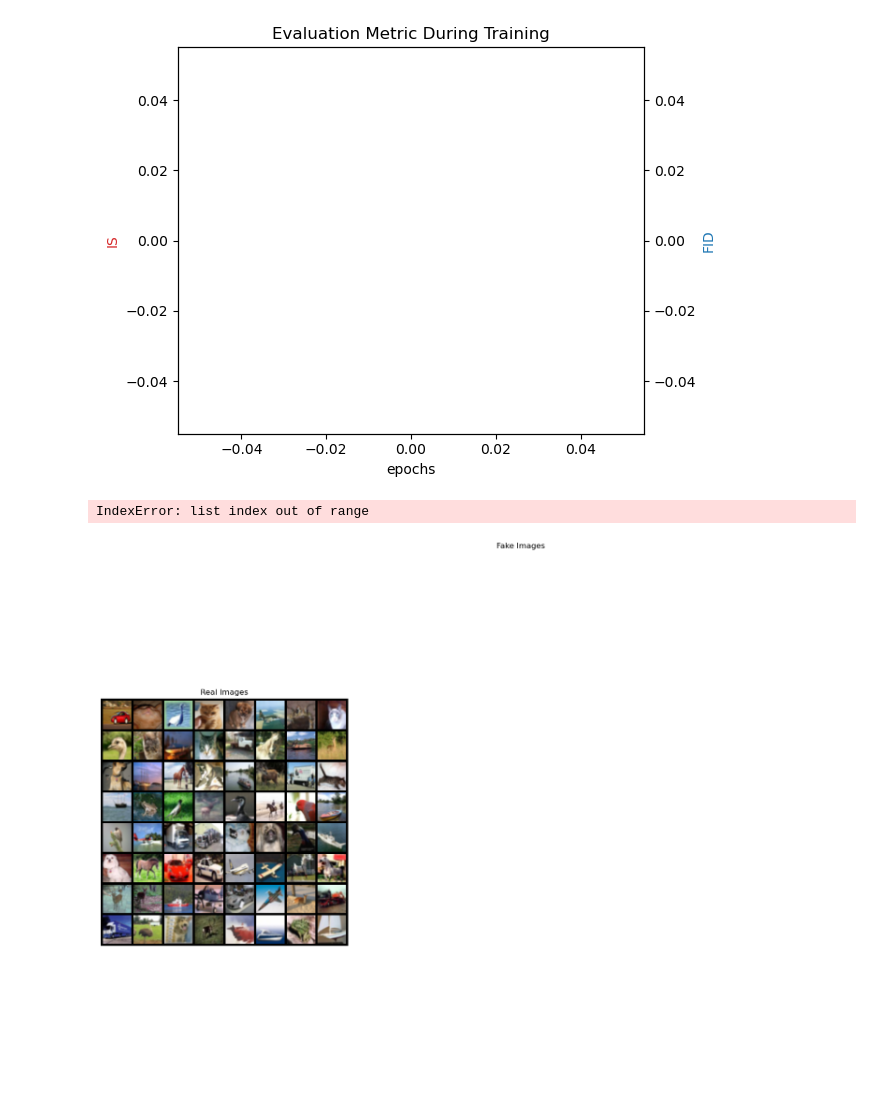
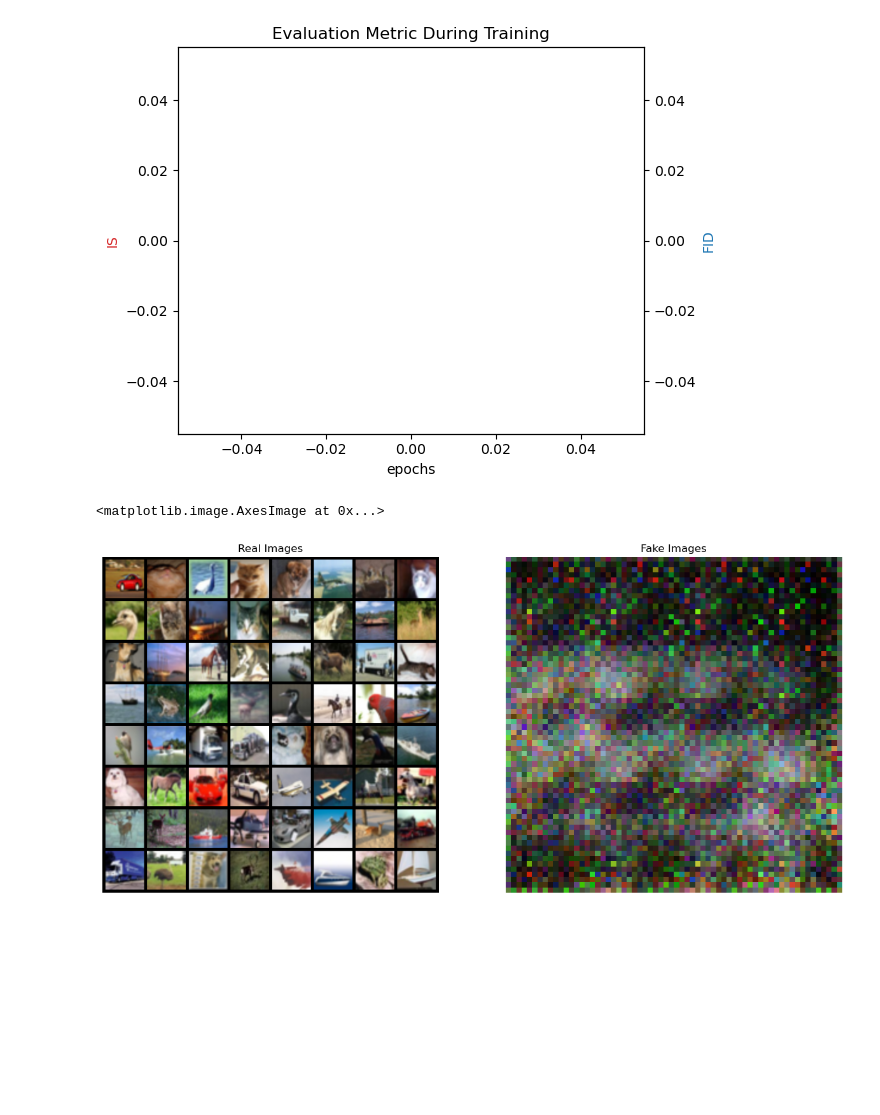
Before and after one commit to aatyanth/COGS_185_Final_Project, a Jupyter notebook: WassersteinGan_models/WGAN_GP_cifar10.ipynb, the cells around one changed output. Cells and saved outputs as stored; diff of their text form; code cells hidden in the pictures; blank space fills up the shorter version.

```diff
--- a/WassersteinGan_models/WGAN_GP_cifar10.ipynb
+++ b/WassersteinGan_models/WGAN_GP_cifar10.ipynb
@@ -499,21 +499,24 @@ fig.tight_layout()
 # %%
 %matplotlib inline
 
 # Grab a batch of real images from the dataloader
 real_batch = next(iter(train_dataloader))
 
 # Plot the real images
 plt.figure(figsize=(15,15))
 plt.subplot(1,2,1)
 plt.axis("off")
 plt.title("Real Images")
 plt.imshow(np.transpose(vutils.make_grid(real_batch[0][:64], padding=5, normalize=True).cpu(),(1,2,0)))
 
+noise = torch.randn(BATCH_SIZE, n_z, 1, 1, device=device)
+img_list = G(noise)
+
 # Plot the fake images from the last epoch
 plt.subplot(1,2,2)
 plt.axis("off")
 plt.title("Fake Images")
 plt.imshow(np.transpose(vutils.make_grid(img_list[-1], padding=2, normalize=True).cpu(),(1,2,0)))
 # %% [output]
-IndexError: list index out of range
+<matplotlib.image.AxesImage at 0x...>
-[figure, old version]
+[figure, new version]
```
Also changed, not shown: parts of 4 cells of this notebook.
